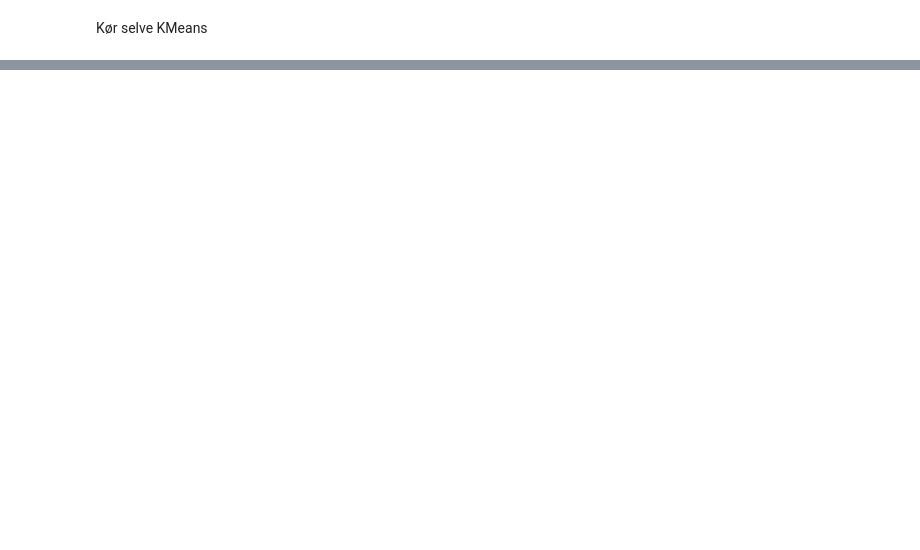
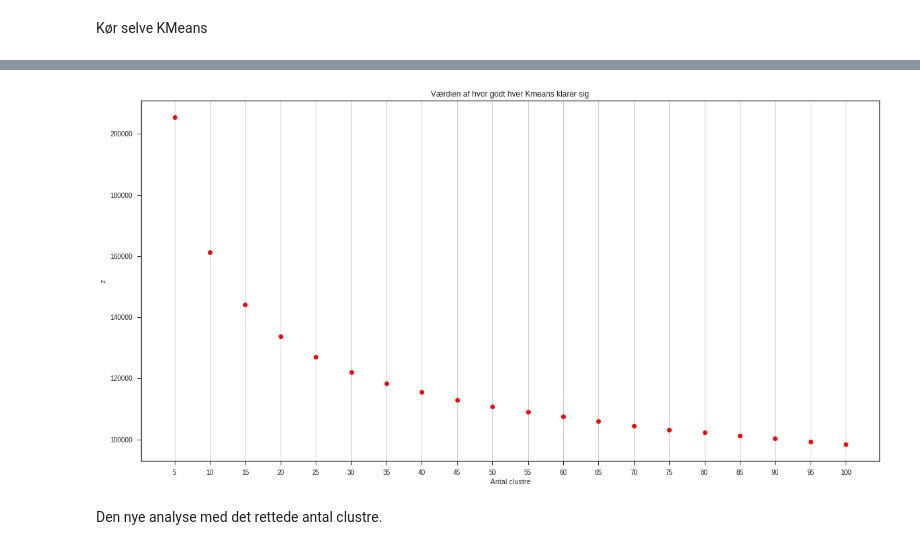
Before and after one commit to mssalvador/Fifa2018, a Jupyter notebook: Teknisk Tirsdag Tutorial (Un-Supervised).ipynb, the cells around one changed output, grey strips where cells are left out. Saved outputs shown, nothing was run; the diff lists cells and outputs as text; code cells hidden in the pictures; blank space fills up the shorter version.

```diff
--- a/Teknisk Tirsdag Tutorial (Un-Supervised).ipynb
+++ b/Teknisk Tirsdag Tutorial (Un-Supervised).ipynb
@@ -277,0 +348,7 @@ Index(['Acceleration', 'Aggression', 'Agility', 'Balance', 'Ball control',
+# %%
+scaled_attributes_df = pd.DataFrame(
+    scale(attribute_df),
+    columns=attribute_df.columns,
+    index=attribute_df.index
+)
+scaled_attributes_df.head()
@@ -277,0 +396,19 @@ Index(['Acceleration', 'Aggression', 'Agility', 'Balance', 'Ball control',
+# %%
+iterations = 100
+r = range(5, iterations+5, 5)
+km = [cluster.KMeans(n_clusters=i) for i in r]
+score = [i.fit(scaled_attributes_df).score(scaled_attributes_df) for i in km]
+# %%
+fig = plt.figure(figsize=(20,10))
+ax = fig.gca()
+ax.grid(True, axis='x')
+plt.plot(np.array(r),-1*np.array(score),'ro')
+plt.xticks(range(5,iterations+5, 5))
+plt.xlabel('Antal clustre')
+plt.ylabel('z')
+plt.title('Værdien af hvor godt hver Kmeans klarer sig')
+plt.show()
+# %% [output]
+[figure, added]
+# %% [markdown]
+Den nye analyse med det rettede antal clustre.
```
Also changed, not shown: parts of 38 cells of this notebook, 2 other files.
